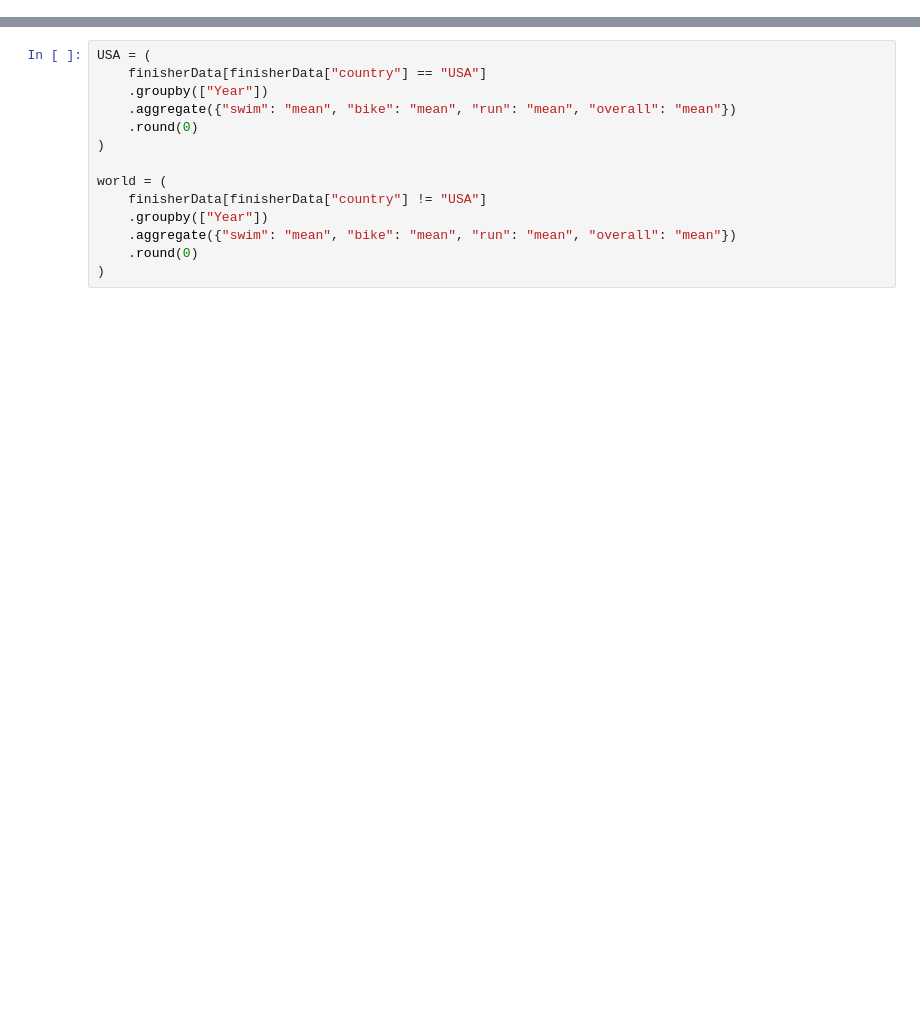
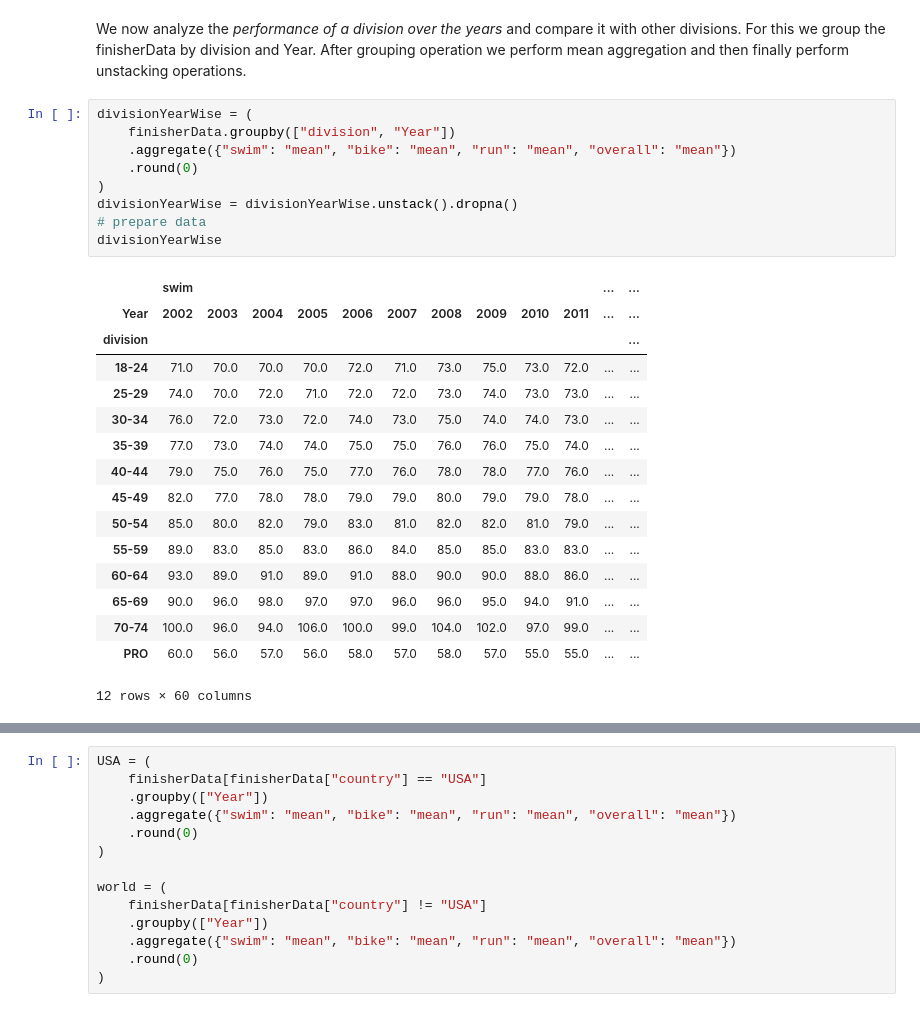
Before and after one commit to sheldonsebastian/Ironman-Competition-Analysis, a Jupyter notebook: Ironman Competition Analysis.ipynb, the cells around one changed output, grey strips where cells are left out. Drawn from its saved outputs; the diff is of its cells as text; blank space fills up the shorter version.

```diff
--- a/Ironman Competition Analysis.ipynb
+++ b/Ironman Competition Analysis.ipynb
@@ -957,0 +1232,28 @@ iplot(figDivisionYear)  # colors for each line !!!
+# %% [markdown]
+We now analyze the _performance of a division over the years_ and compare it with other divisions. For this we group the finisherData by division and Year. After grouping operation we perform mean aggregation and then finally perform unstacking operations.
+# %%
+divisionYearWise = (
+    finisherData.groupby(["division", "Year"])
+    .aggregate({"swim": "mean", "bike": "mean", "run": "mean", "overall": "mean"})
+    .round(0)
+)
+divisionYearWise = divisionYearWise.unstack().dropna()
+# prepare data
+divisionYearWise
+# %% [output]
+|  | swim |  |  |  |  |  |  |  |  |  | ... | ... |
+| Year | 2002 | 2003 | 2004 | 2005 | 2006 | 2007 | 2008 | 2009 | 2010 | 2011 | ... | ... |
+| division |  |  |  |  |  |  |  |  |  |  |  | ... |
+| 18-24 | 71.0 | 70.0 | 70.0 | 70.0 | 72.0 | 71.0 | 73.0 | 75.0 | 73.0 | 72.0 | ... | ... |
+| 25-29 | 74.0 | 70.0 | 72.0 | 71.0 | 72.0 | 72.0 | 73.0 | 74.0 | 73.0 | 73.0 | ... | ... |
+| 30-34 | 76.0 | 72.0 | 73.0 | 72.0 | 74.0 | 73.0 | 75.0 | 74.0 | 74.0 | 73.0 | ... | ... |
+| 35-39 | 77.0 | 73.0 | 74.0 | 74.0 | 75.0 | 75.0 | 76.0 | 76.0 | 75.0 | 74.0 | ... | ... |
+| 40-44 | 79.0 | 75.0 | 76.0 | 75.0 | 77.0 | 76.0 | 78.0 | 78.0 | 77.0 | 76.0 | ... | ... |
+| 45-49 | 82.0 | 77.0 | 78.0 | 78.0 | 79.0 | 79.0 | 80.0 | 79.0 | 79.0 | 78.0 | ... | ... |
+| 50-54 | 85.0 | 80.0 | 82.0 | 79.0 | 83.0 | 81.0 | 82.0 | 82.0 | 81.0 | 79.0 | ... | ... |
+| 55-59 | 89.0 | 83.0 | 85.0 | 83.0 | 86.0 | 84.0 | 85.0 | 85.0 | 83.0 | 83.0 | ... | ... |
+| 60-64 | 93.0 | 89.0 | 91.0 | 89.0 | 91.0 | 88.0 | 90.0 | 90.0 | 88.0 | 86.0 | ... | ... |
+| 65-69 | 90.0 | 96.0 | 98.0 | 97.0 | 97.0 | 96.0 | 96.0 | 95.0 | 94.0 | 91.0 | ... | ... |
+| 70-74 | 100.0 | 96.0 | 94.0 | 106.0 | 100.0 | 99.0 | 104.0 | 102.0 | 97.0 | 99.0 | ... | ... |
+| PRO | 60.0 | 56.0 | 57.0 | 56.0 | 58.0 | 57.0 | 58.0 | 57.0 | 55.0 | 55.0 | ... | ... |
+12 rows × 60 columns
```
Also changed, not shown: parts of 158 cells of this notebook, 1 other file.
